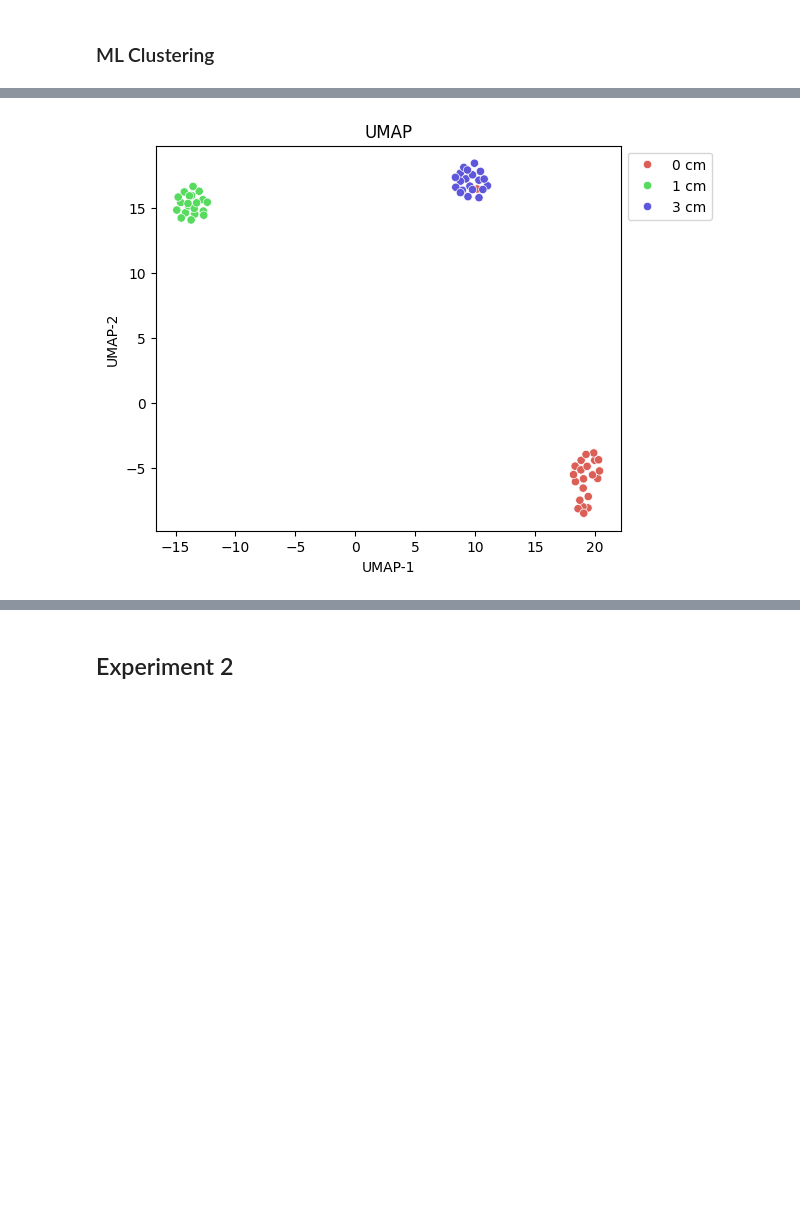
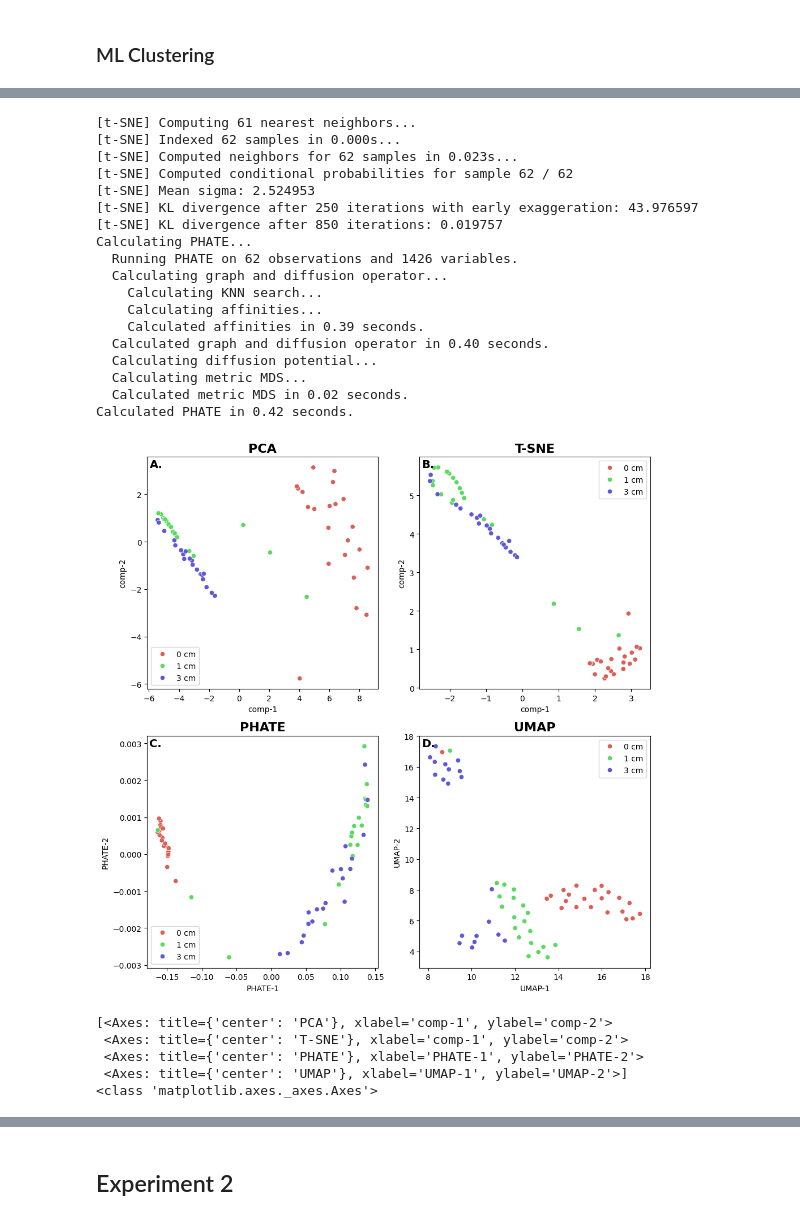
Before and after one commit to davissineath/ClassLabs, a Jupyter notebook: BENG5910/Lab2/lab2_analysis.ipynb, the cells around one changed output, grey strips where cells are left out. Cells and saved outputs as stored; diff of their text form; code cells hidden in the pictures; blank space fills up the shorter version.

```diff
--- a/BENG5910/Lab2/lab2_analysis.ipynb
+++ b/BENG5910/Lab2/lab2_analysis.ipynb
@@ -128,7 +261,7 @@ plot_TSNE(X_features, y_label)
 #phate
 import phate
 
-def plot_PHATE(X_features, y_label, knn=5, decay=15, t=12):
+def plot_PHATE(X_features, y_label, ax, knn=5, decay=15, t=12):
     phate_op = phate.PHATE()
     phate_op.set_params(knn=knn, decay=decay, t=t)
     #knn : Number of nearest neighbors (default: 5).
@@ -147,9 +280,10 @@ def plot_PHATE(X_features, y_label, knn=5, decay=15, t=12):
                     y="PHATE-2",
                     hue=result_phate.y.tolist(),
                     palette=sns.color_palette("hls", len(set(y_label))),
-                    data=result_phate
-                    ).set(title="PHATE")
+                    data=result_phate,
+                    ax=ax
+                    )
 
-    plt.legend(loc='upper left', bbox_to_anchor=(1, 1))
-    plt.show()
+    # ax.legend(loc='upper left', bbox_to_anchor=(1, 1))
+    # plt.show()
 # plt.savefig('PHATE – No Processing.png')
@@ -173,7 +291,7 @@ Calculated PHATE in 0.57 seconds.
 #UMAP
 import umap
 
-def plot_UMAP(X_features, y_label):
+def plot_UMAP(X_features, y_label, ax):
     plt.rcParams['figure.figsize'] = (6,5)
     #mapper = umap.UMAP().fit(X_features)
     #umap.plot.points(mapper, labels=y_label)
@@ -189,12 +307,10 @@ def plot_UMAP(X_features, y_label):
                     y="UMAP-2",
                     hue=result.y.tolist(),
                     palette=sns.color_palette("hls", len(set(y_label))),
-                    data=result
-                    ).set(title="UMAP")
+                    data=result,
+                    ax=ax
+                    )
 
-    plt.legend(loc='upper left', bbox_to_anchor=(1, 1))
-    plt.show()
+
+    # ax.legend(loc='upper left', bbox_to_anchor=(1, 1))
+    # plt.show()
-# %%
-plot_UMAP(X_features, y_label)
-# %% [output]
-[figure, removed]
@@ -200,0 +322,50 @@ plot_UMAP(X_features, y_label)
+# %%
+fig, axs = plt.subplots(2,2, figsize=(10,10))
+ax = axs.flatten()
+
+plot_PCA(X_features, y_label, ax[0])
+plot_TSNE(X_features, y_label, ax[1])
+plot_PHATE(X_features, y_label, ax[2], knn=25)
+plot_UMAP(X_features, y_label, ax[3])
+
+ML_labels = ["PCA", "T-SNE", "PHATE", "UMAP"]
+for a, panel, label in zip(ax, panels, ML_labels):
+    a.text(0.01, 0.99, panel,
+           transform=a.transAxes,
+           fontsize=14,
+           fontweight='bold',
+           va='top')
+    a.set_title(label, fontsize=16, fontweight='bold')
+
+# fig.suptitle("Experiment 1")
+plt.tight_layout()
+plt.show()
+# %% [output]
+[t-SNE] Computing 61 nearest neighbors...
+[t-SNE] Indexed 62 samples in 0.000s...
+[t-SNE] Computed neighbors for 62 samples in 0.023s...
+[t-SNE] Computed conditional probabilities for sample 62 / 62
+[t-SNE] Mean sigma: 2.524953
+[t-SNE] KL divergence after 250 iterations with early exaggeration: 43.976597
+[t-SNE] KL divergence after 850 iterations: 0.019757
+Calculating PHATE...
+  Running PHATE on 62 observations and 1426 variables.
+  Calculating graph and diffusion operator...
+    Calculating KNN search...
+    Calculating affinities...
+    Calculated affinities in 0.39 seconds.
+  Calculated graph and diffusion operator in 0.40 seconds.
+  Calculating diffusion potential...
+  Calculating metric MDS...
+  Calculated metric MDS in 0.02 seconds.
+Calculated PHATE in 0.42 seconds.
+[figure, added]
+# %%
+print(ax)
+print(type(ax[0]))
+# %% [output]
+[<Axes: title={'center': 'PCA'}, xlabel='comp-1', ylabel='comp-2'>
+ <Axes: title={'center': 'T-SNE'}, xlabel='comp-1', ylabel='comp-2'>
+ <Axes: title={'center': 'PHATE'}, xlabel='PHATE-1', ylabel='PHATE-2'>
+ <Axes: title={'center': 'UMAP'}, xlabel='UMAP-1', ylabel='UMAP-2'>]
+<class 'matplotlib.axes._axes.Axes'>
```
Also changed, not shown: parts of 25 cells of this notebook.
